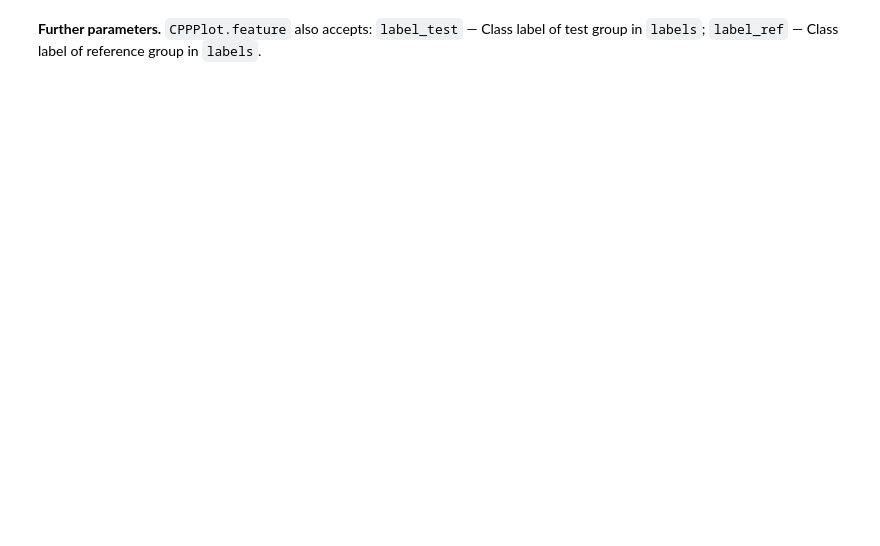
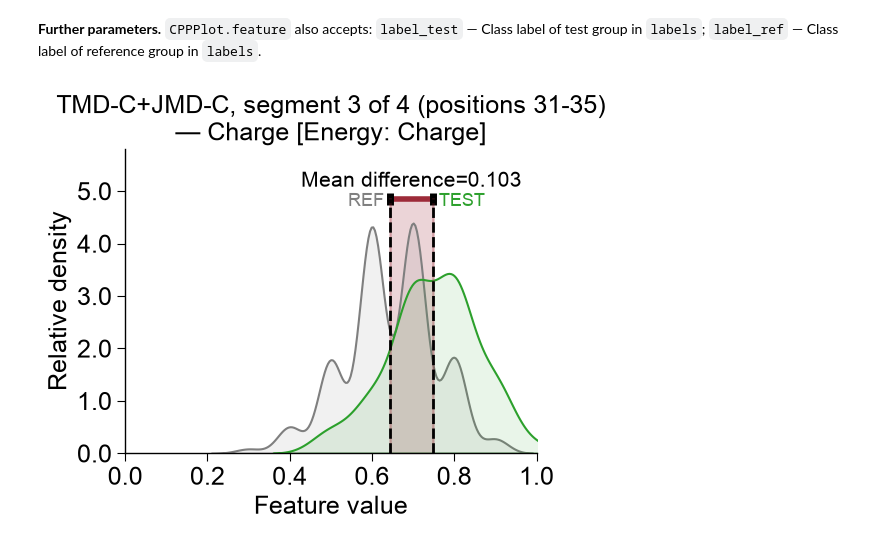
Before and after one commit to breimanntools/aaanalysis, a Jupyter notebook: examples/feature_engineering/cpp_plot_feature.ipynb, the cells around one changed output. Cells and saved outputs as stored; diff of their text form; code cells hidden in the pictures; blank space fills up the shorter version.

```diff
--- a/examples/feature_engineering/cpp_plot_feature.ipynb
+++ b/examples/feature_engineering/cpp_plot_feature.ipynb
@@ -184,2 +184,11 @@ plt.show()
 # %% [markdown]
 **Further parameters.** ``CPPPlot.feature`` also accepts: ``label_test`` — Class label of test group in ``labels``; ``label_ref`` — Class label of reference group in ``labels``.
+# %%
+# Further parameters: label_test / label_ref name the two groups in labels (default 1 / 0)
+import matplotlib.pyplot as plt
+cpp_plot.feature(feature=list_features[0], df_seq=df_seq, labels=labels,
+                 label_test=1, label_ref=0)
+plt.tight_layout()
+plt.show()
+# %% [output]
+[figure, added]
```
Also changed, not shown: parts of 12 cells of this notebook, 23 other files.
